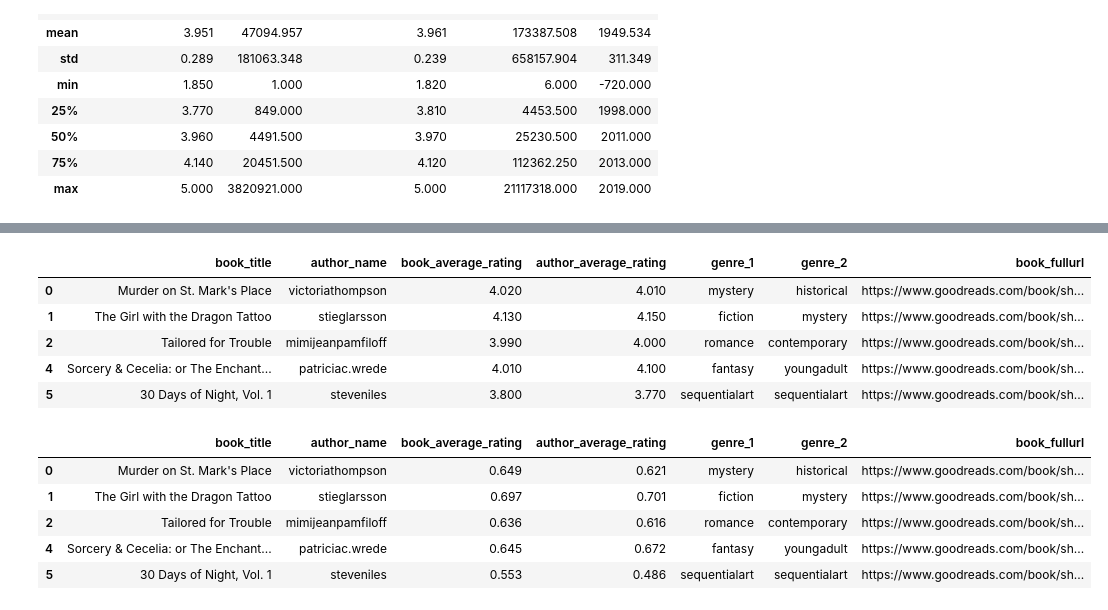
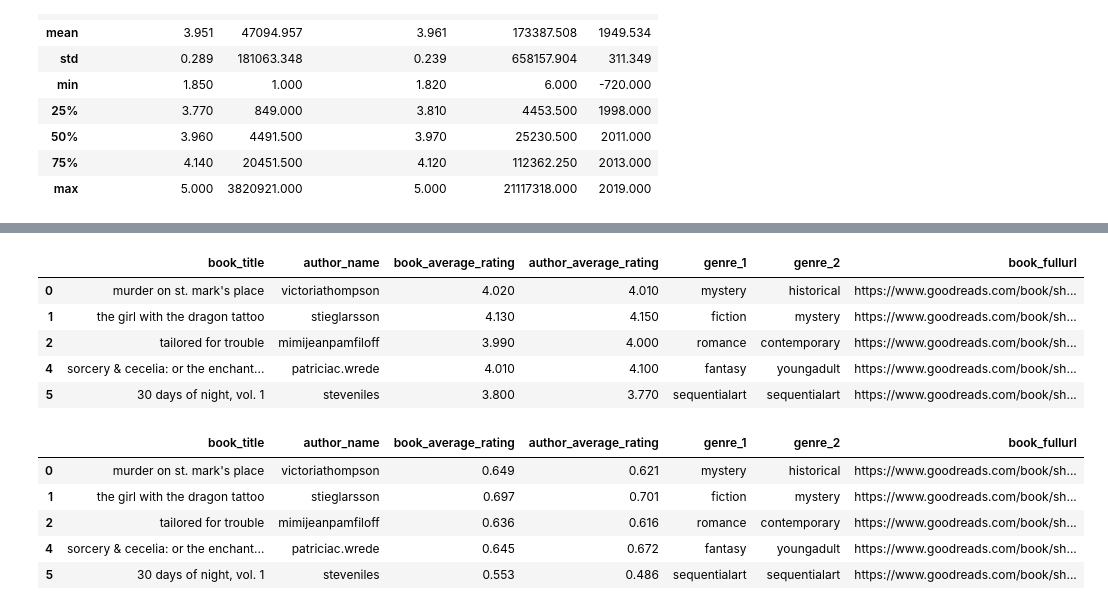
Before and after one commit to OberoiSahaj/RecommendAll, a Jupyter notebook: Books/final goodreads.ipynb, the cells around one changed output, grey strips where cells are left out. Drawn from its saved outputs; the diff is of its cells as text; code cells hidden in the pictures.

Commit message:
books A-Z

```diff
--- a/Books/final goodreads.ipynb
+++ b/Books/final goodreads.ipynb
@@ -5,6 +6,5 @@ from nltk import *
 # %%
 df = pd.read_csv('good_reads_final.csv')
-df['book_title'] =df['book_title']
 df.head()
 # %% [output]
 |  | author_average_rating | author_gender | author_genres | author_id | author_name | author_page_url | ... |
@@ -25,6 +25,7 @@ Index(['author_average_rating', 'author_gender', 'author_genres', 'author_id',
 # %%
 df = df[[ 'book_title', 'author_name', 'book_average_rating','num_ratings','author_average_rating',
          'author_rating_count' , 'genre_1', 'genre_2',  'publish_date', 'book_fullurl']]
+df['book_title'] = df['book_title'].str.strip().str.lower()
 df.info()
 # %% [output]
 <class 'pandas.core.frame.DataFrame'>
@@ -110,23 +111,22 @@ df.head()
 # %%
-df['book_title'] = (df['book_title'].str.strip())
 def clean_text(df, cols):
     for col in cols:
         text =  []
         df[col] = df[col].str.strip()
         for item in df[col]:
             word = item.replace(" ", "")
             #print(word)
             text.append(word.lower())
         df[col] = text
 clean_text(df , ['author_name', 'genre_1', 'genre_2']) # 'book_title',
 df.head()
 # %% [output]
 |  | book_title | author_name | book_average_rating | author_average_rating | genre_1 | genre_2 | book_fullurl |
-| 0 | Murder on St. Mark's Place | victoriathompson | 4.020 | 4.010 | mystery | historical | https://www.goodreads.com/book/sh... |
-| 1 | The Girl with the Dragon Tattoo | stieglarsson | 4.130 | 4.150 | fiction | mystery | https://www.goodreads.com/book/sh... |
-| 2 | Tailored for Trouble | mimijeanpamfiloff | 3.990 | 4.000 | romance | contemporary | https://www.goodreads.com/book/sh... |
-| 4 | Sorcery & Cecelia: or The Enchant... | patriciac.wrede | 4.010 | 4.100 | fantasy | youngadult | https://www.goodreads.com/book/sh... |
-| 5 | 30 Days of Night, Vol. 1 | steveniles | 3.800 | 3.770 | sequentialart | sequentialart | https://www.goodreads.com/book/sh... |
+| 0 | murder on st. mark's place | victoriathompson | 4.020 | 4.010 | mystery | historical | https://www.goodreads.com/book/sh... |
+| 1 | the girl with the dragon tattoo | stieglarsson | 4.130 | 4.150 | fiction | mystery | https://www.goodreads.com/book/sh... |
+| 2 | tailored for trouble | mimijeanpamfiloff | 3.990 | 4.000 | romance | contemporary | https://www.goodreads.com/book/sh... |
+| 4 | sorcery & cecelia: or the enchant... | patriciac.wrede | 4.010 | 4.100 | fantasy | youngadult | https://www.goodreads.com/book/sh... |
+| 5 | 30 days of night, vol. 1 | steveniles | 3.800 | 3.770 | sequentialart | sequentialart | https://www.goodreads.com/book/sh... |
 # %%
 def numbers_normalised(df, col_list):
     for col in col_list:
@@ -138,9 +138,9 @@ def numbers_normalised(df, col_list):
 numbers_normalised(df, ['book_average_rating', 'author_average_rating'])
 # %% [output]
 |  | book_title | author_name | book_average_rating | author_average_rating | genre_1 | genre_2 | book_fullurl |
-| 0 | Murder on St. Mark's Place | victoriathompson | 0.649 | 0.621 | mystery | historical | https://www.goodreads.com/book/sh... |
-| 1 | The Girl with the Dragon Tattoo | stieglarsson | 0.697 | 0.701 | fiction | mystery | https://www.goodreads.com/book/sh... |
-| 2 | Tailored for Trouble | mimijeanpamfiloff | 0.636 | 0.616 | romance | contemporary | https://www.goodreads.com/book/sh... |
-| 4 | Sorcery & Cecelia: or The Enchant... | patriciac.wrede | 0.645 | 0.672 | fantasy | youngadult | https://www.goodreads.com/book/sh... |
-| 5 | 30 Days of Night, Vol. 1 | steveniles | 0.553 | 0.486 | sequentialart | sequentialart | https://www.goodreads.com/book/sh... |
+| 0 | murder on st. mark's place | victoriathompson | 0.649 | 0.621 | mystery | historical | https://www.goodreads.com/book/sh... |
+| 1 | the girl with the dragon tattoo | stieglarsson | 0.697 | 0.701 | fiction | mystery | https://www.goodreads.com/book/sh... |
+| 2 | tailored for trouble | mimijeanpamfiloff | 0.636 | 0.616 | romance | contemporary | https://www.goodreads.com/book/sh... |
+| 4 | sorcery & cecelia: or the enchant... | patriciac.wrede | 0.645 | 0.672 | fantasy | youngadult | https://www.goodreads.com/book/sh... |
+| 5 | 30 days of night, vol. 1 | steveniles | 0.553 | 0.486 | sequentialart | sequentialart | https://www.goodreads.com/book/sh... |
 # %%
```
Also changed, not shown: parts of 9 cells of this notebook.
